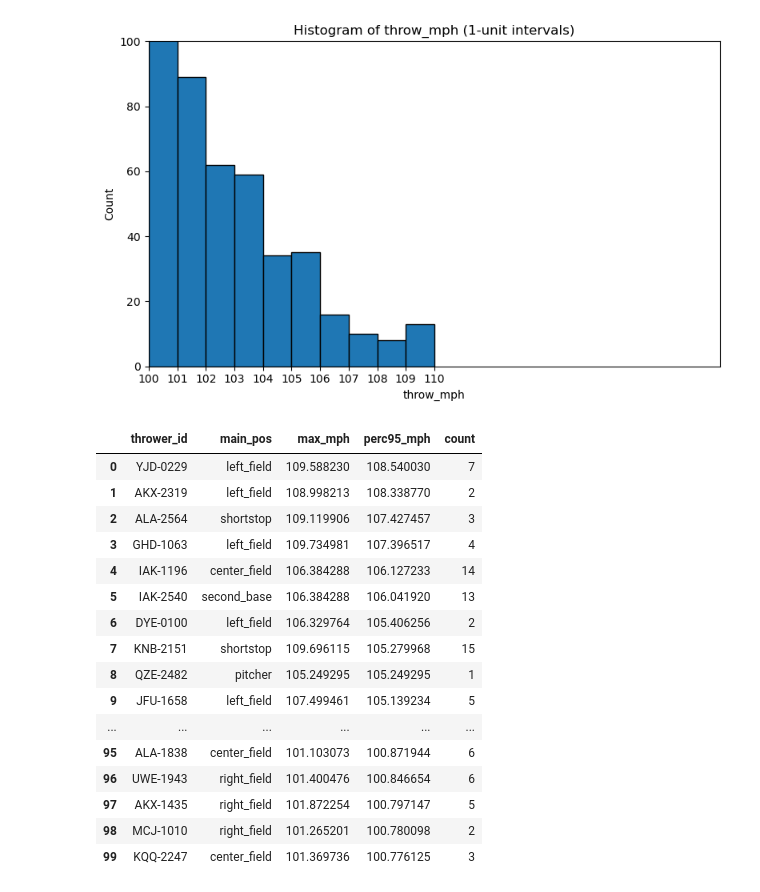
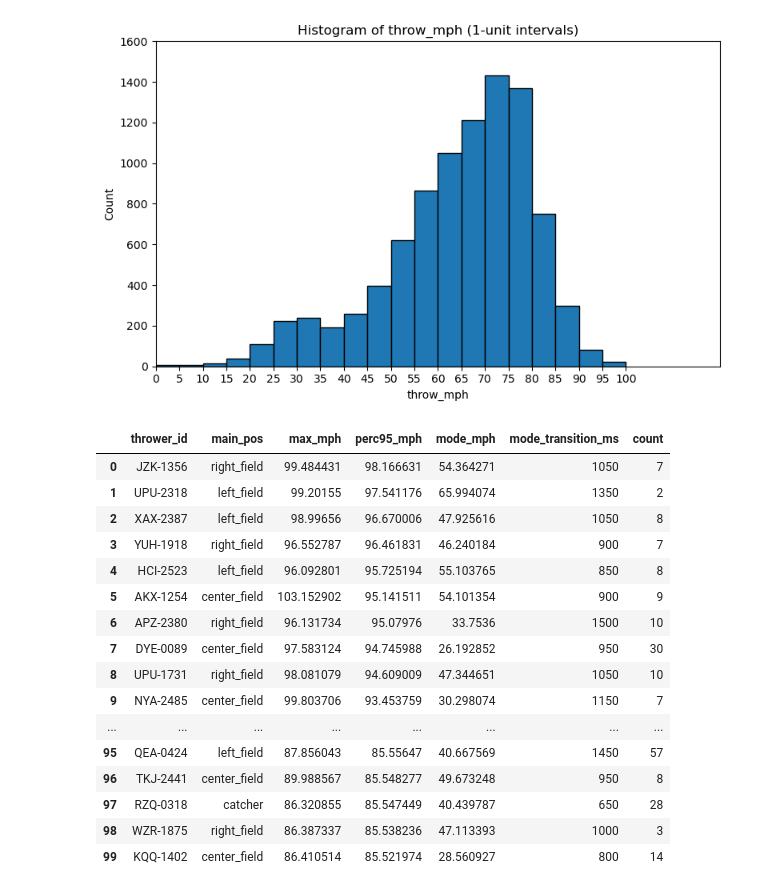
Before and after one commit to kimdoyo5/SMT2025, a Jupyter notebook: Arm_Strength.ipynb, the cells around one changed output. Saved outputs shown, nothing was run; the diff lists cells and outputs as text; code cells hidden in the pictures.

Commit message:
Ball position adjustment, Momentum, Transition

```diff
--- a/Arm_Strength.ipynb
+++ b/Arm_Strength.ipynb
@@ -65,0 +66,23 @@ every_throw.head(5).T
+# %%
+# We're including ball_acquired
+# (This becomes useful later on for adjusting ball position)
+every_acq = game_events_subset.to_table(
+    columns = ['game_str','play_id','play_per_game','timestamp','player_position','event_code']
+).to_pandas()
+every_acq = every_acq.sort_values(by=["game_str","play_id","timestamp"])
+# (It should have a different logic for acq_time, start_time, end_time)
+every_acq = every_acq.rename(columns={"timestamp":"acq_time"})
+every_acq['start_time'] = every_acq.groupby(
+    ['game_str','play_id'])['acq_time'].shift(-1).astype('Int64')
+every_acq['transition_ms'] = every_acq['start_time'] - every_acq['acq_time']
+every_acq['end_time'] = every_acq.groupby(
+    ['game_str','play_id'])['acq_time'].shift(-2).astype('Int64')
+# Checked for matching every_throw (code deleted for brevity)
+
+every_acq = every_acq[(every_acq['event_code'] == 2)]
+
+# Concatenate into every_throw
+every_throw = pd.concat([every_throw, every_acq])
+every_throw = every_throw.sort_values(by=["game_str","play_id","start_time"]) # Keep it sorted
+
+every_throw.head(5).T
@@ -226,13 +391,14 @@ Number of remaining rows:  955367
 """
 Estimate max.velocities (i.e. "the" velo) of each throw
 """
-every_throw_clean = every_throw_tracking_clean.groupby(["game_str","play_id","event_code","player_position","thrower_id"])["prev_interval_speed"].max().reset_index()
-every_throw_clean = every_throw_clean.rename(columns={"prev_interval_speed":"throw_speed"})
-print(f"Number of original throws: {len(every_throw)}")
-print(f"Number of throws after filtering: {len(every_throw_clean)}")
+every_throw_clean = every_throw_withpos_clean.groupby(["game_str","play_id","event_code","player_position","thrower_id"])["prev_interval_ballspeed"].max().reset_index()
+every_throw_clean = every_throw_clean.rename(columns={"prev_interval_ballspeed":"throw_speed"})
 
 # Convert the speeds to mph
 every_throw_clean['throw_mph'] = every_throw_clean['throw_speed'] * 0.681818
 
+# Merge transition_times
+every_throw_clean = pd.merge(every_throw_clean, transition_times, how="left", on=["game_str","play_id","player_position"])
+
 every_throw_clean.head(5)
 # %% [output]
@@ -247,22 +411,22 @@ Number of throws after filtering: 9223
 # %%
 data = every_throw_clean['throw_mph'].dropna()
 
 min_A = np.floor(data.min())
 max_A = np.ceil(data.max())
-bins = np.arange(min_A, max_A + 1, 1)
+bins = np.arange(min_A, max_A + 1, 5)
 
 plt.figure(figsize=(8, 5))
 plt.hist(data, bins=bins, edgecolor='black')
 plt.xlabel('throw_mph')
 plt.ylabel('Count')
 plt.title('Histogram of throw_mph (1-unit intervals)')
 plt.xticks(bins)
-plt.xlim(100, 120)
-plt.ylim(0,100)
+plt.xlim(0, 120)
+plt.ylim(0, 1600)
 plt.tight_layout()
 plt.show()
 # %% [output]
-[figure, old version]
+[figure, new version]
 # %%
 """
 Make some charts
@@ -275,6 +439,8 @@ charting_df = every_throw_clean.groupby('thrower_id').agg(
     main_pos=('player_position', mode_func),
     max_mph=('throw_mph','max'),
     perc95_mph=('throw_mph', lambda x: x.quantile(0.95)),
+    mode_mph=('throw_mph', mode_func),
+    mode_transition_ms=('transition_ms', mode_func),
     count=('throw_mph', 'size')).reset_index()
 
 # Rename main position
@@ -295,21 +461,21 @@ HTML(charting_df.head(100)
         .replace('<table', '<div style="height:500px;overflow:auto;"><table')
         .replace('</table>', '</table></div>'))
 # %% [output]
-|  | thrower_id | main_pos | max_mph | perc95_mph | count |
-| 0 | YJD-0229 | left_field | 109.588230 | 108.540030 | 7 |
-| 1 | AKX-2319 | left_field | 108.998213 | 108.338770 | 2 |
-| 2 | ALA-2564 | shortstop | 109.119906 | 107.427457 | 3 |
-| 3 | GHD-1063 | left_field | 109.734981 | 107.396517 | 4 |
-| 4 | IAK-1196 | center_field | 106.384288 | 106.127233 | 14 |
-| 5 | IAK-2540 | second_base | 106.384288 | 106.041920 | 13 |
-| 6 | DYE-0100 | left_field | 106.329764 | 105.406256 | 2 |
-| 7 | KNB-2151 | shortstop | 109.696115 | 105.279968 | 15 |
-| 8 | QZE-2482 | pitcher | 105.249295 | 105.249295 | 1 |
-| 9 | JFU-1658 | left_field | 107.499461 | 105.139234 | 5 |
-| ... | ... | ... | ... | ... | ... |
-| 95 | ALA-1838 | center_field | 101.103073 | 100.871944 | 6 |
-| 96 | UWE-1943 | right_field | 101.400476 | 100.846654 | 6 |
-| 97 | AKX-1435 | right_field | 101.872254 | 100.797147 | 5 |
-| 98 | MCJ-1010 | right_field | 101.265201 | 100.780098 | 2 |
-| 99 | KQQ-2247 | center_field | 101.369736 | 100.776125 | 3 |
+|  | thrower_id | main_pos | max_mph | perc95_mph | mode_mph | mode_transition_ms | count |
+| 0 | JZK-1356 | right_field | 99.484431 | 98.166631 | 54.364271 | 1050 | 7 |
+| 1 | UPU-2318 | left_field | 99.20155 | 97.541176 | 65.994074 | 1350 | 2 |
+| 2 | XAX-2387 | left_field | 98.99656 | 96.670006 | 47.925616 | 1050 | 8 |
+| 3 | YUH-1918 | right_field | 96.552787 | 96.461831 | 46.240184 | 900 | 7 |
+| 4 | HCI-2523 | left_field | 96.092801 | 95.725194 | 55.103765 | 850 | 8 |
+| 5 | AKX-1254 | center_field | 103.152902 | 95.141511 | 54.101354 | 900 | 9 |
+| 6 | APZ-2380 | right_field | 96.131734 | 95.07976 | 33.7536 | 1500 | 10 |
+| 7 | DYE-0089 | center_field | 97.583124 | 94.745988 | 26.192852 | 950 | 30 |
+| 8 | UPU-1731 | right_field | 98.081079 | 94.609009 | 47.344651 | 1050 | 10 |
+| 9 | NYA-2485 | center_field | 99.803706 | 93.453759 | 30.298074 | 1150 | 7 |
+| ... | ... | ... | ... | ... | ... | ... | ... |
+| 95 | QEA-0424 | left_field | 87.856043 | 85.55647 | 40.667569 | 1450 | 57 |
+| 96 | TKJ-2441 | center_field | 89.988567 | 85.548277 | 49.673248 | 950 | 8 |
+| 97 | RZQ-0318 | catcher | 86.320855 | 85.547449 | 40.439787 | 650 | 28 |
+| 98 | WZR-1875 | right_field | 86.387337 | 85.538236 | 47.113393 | 1000 | 3 |
+| 99 | KQQ-1402 | center_field | 86.410514 | 85.521974 | 28.560927 | 800 | 14 |
 # %%
```
Also changed, not shown: parts of 10 cells of this notebook.
